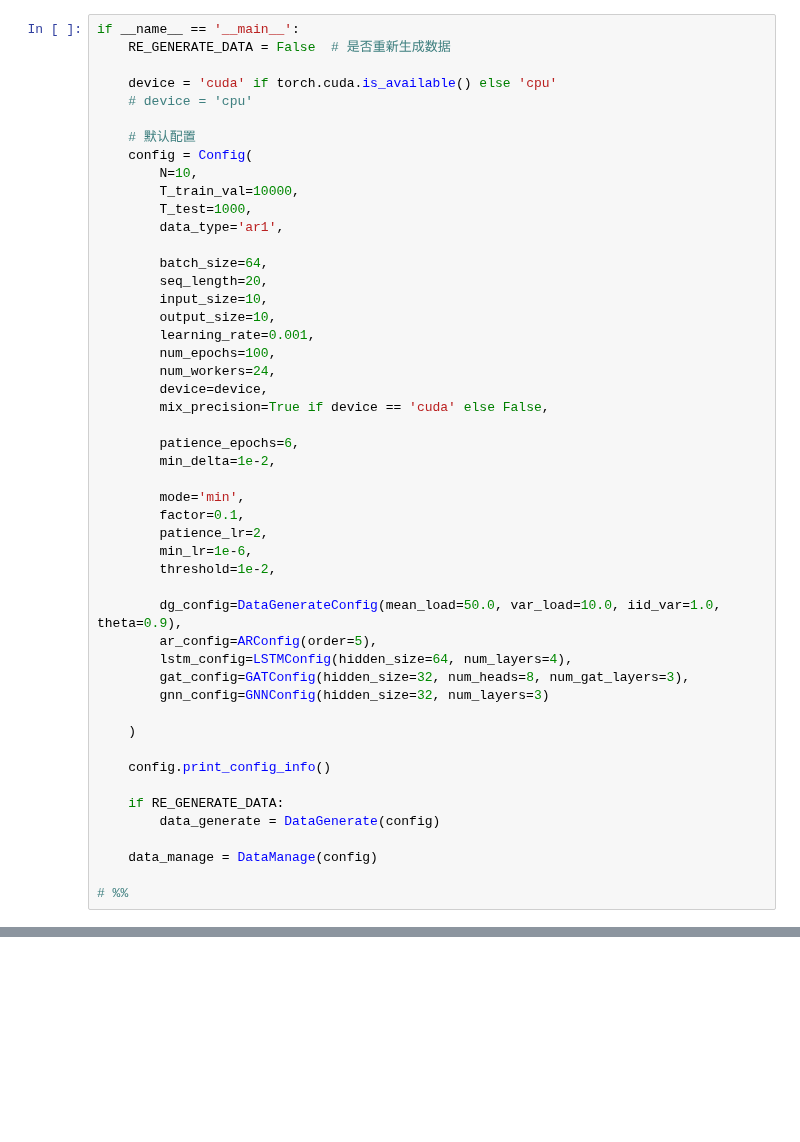
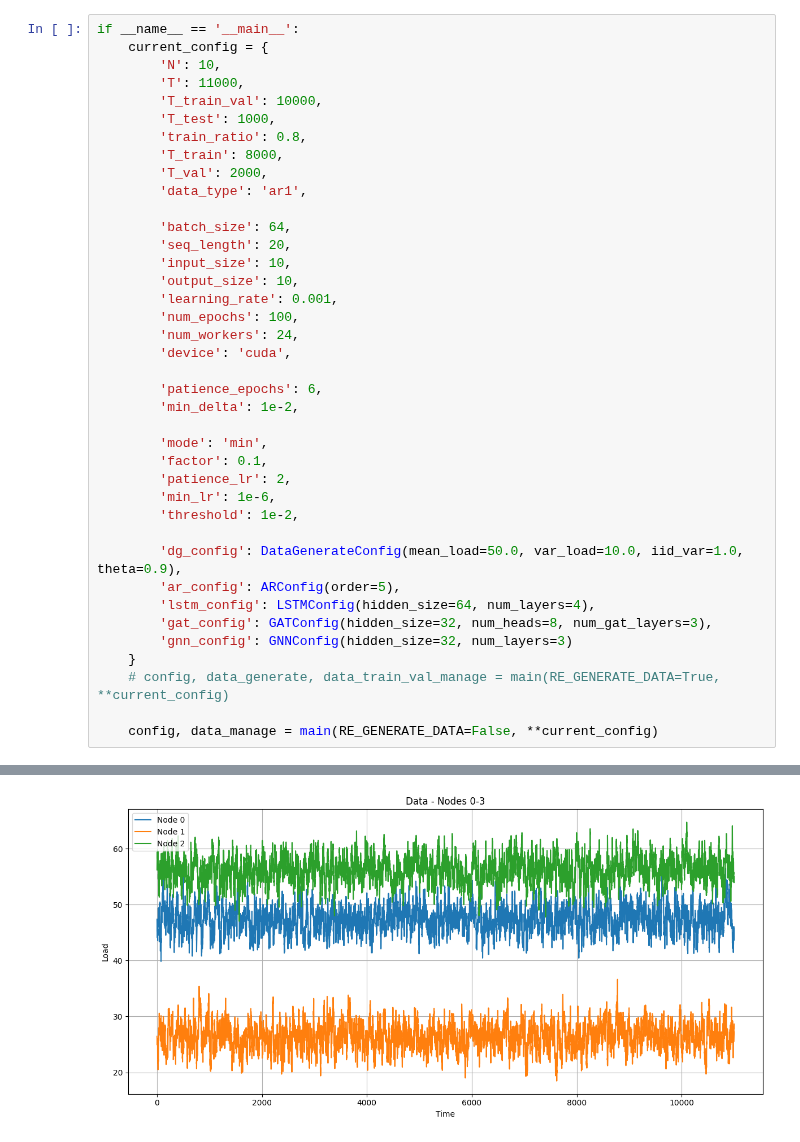
Before and after one commit to LightEchoo/MAB_Project, a Jupyter notebook: EXP4/Train_val_test.ipynb, the cells around one changed output, grey strips where cells are left out. Drawn from its saved outputs; the diff is of its cells as text; blank space fills up the shorter version.

```diff
--- a/EXP4/Train_val_test.ipynb
+++ b/EXP4/Train_val_test.ipynb
@@ -524,49 +334,40 @@ class DataManage:
 # %%
 if __name__ == '__main__':
-    RE_GENERATE_DATA = False  # 是否重新生成数据
+    current_config = {
+        'N': 10,
+        'T': 11000,
+        'T_train_val': 10000,
+        'T_test': 1000,
+        'train_ratio': 0.8,
+        'T_train': 8000,
+        'T_val': 2000,
+        'data_type': 'ar1',
 
-    device = 'cuda' if torch.cuda.is_available() else 'cpu'
-    # device = 'cpu'
+        'batch_size': 64,
+        'seq_length': 20,
+        'input_size': 10,
+        'output_size': 10,
+        'learning_rate': 0.001,
+        'num_epochs': 100,
+        'num_workers': 24,
+        'device': 'cuda',
 
-    # 默认配置
-    config = Config(
-        N=10,
-        T_train_val=10000,
-        T_test=1000,
-        data_type='ar1',
+        'patience_epochs': 6,
+        'min_delta': 1e-2,
 
-        batch_size=64,
-        seq_length=20,
-        input_size=10,
-        output_size=10,
-        learning_rate=0.001,
-        num_epochs=100,
-        num_workers=24,
-        device=device,
-        mix_precision=True if device == 'cuda' else False,
+        'mode': 'min',
+        'factor': 0.1,
+        'patience_lr': 2,
+        'min_lr': 1e-6,
+        'threshold': 1e-2,
 
-        patience_epochs=6,
-        min_delta=1e-2,
+        'dg_config': DataGenerateConfig(mean_load=50.0, var_load=10.0, iid_var=1.0, theta=0.9),
+        'ar_config': ARConfig(order=5),
+        'lstm_config': LSTMConfig(hidden_size=64, num_layers=4),
+        'gat_config': GATConfig(hidden_size=32, num_heads=8, num_gat_layers=3),
+        'gnn_config': GNNConfig(hidden_size=32, num_layers=3)
+    }
+    # config, data_generate, data_train_val_manage = main(RE_GENERATE_DATA=True, **current_config)
 
-        mode='min',
-        factor=0.1,
-        patience_lr=2,
-        min_lr=1e-6,
-        threshold=1e-2,
-
-        dg_config=DataGenerateConfig(mean_load=50.0, var_load=10.0, iid_var=1.0, theta=0.9),
-        ar_config=ARConfig(order=5),
-        lstm_config=LSTMConfig(hidden_size=64, num_layers=4),
-        gat_config=GATConfig(hidden_size=32, num_heads=8, num_gat_layers=3),
-        gnn_config=GNNConfig(hidden_size=32, num_layers=3)
-
-    )
-
-    config.print_config_info()
-
-    if RE_GENERATE_DATA:
-        data_generate = DataGenerate(config)
-
-    data_manage = DataManage(config)
-
-# %%
+    config, data_manage = main(RE_GENERATE_DATA=False, **current_config)
+# %% [output]
@@ -572,0 +391 @@ if __name__ == '__main__':
+[figure, added]
```
Also changed, not shown: parts of 5 cells of this notebook, 5 other files.
